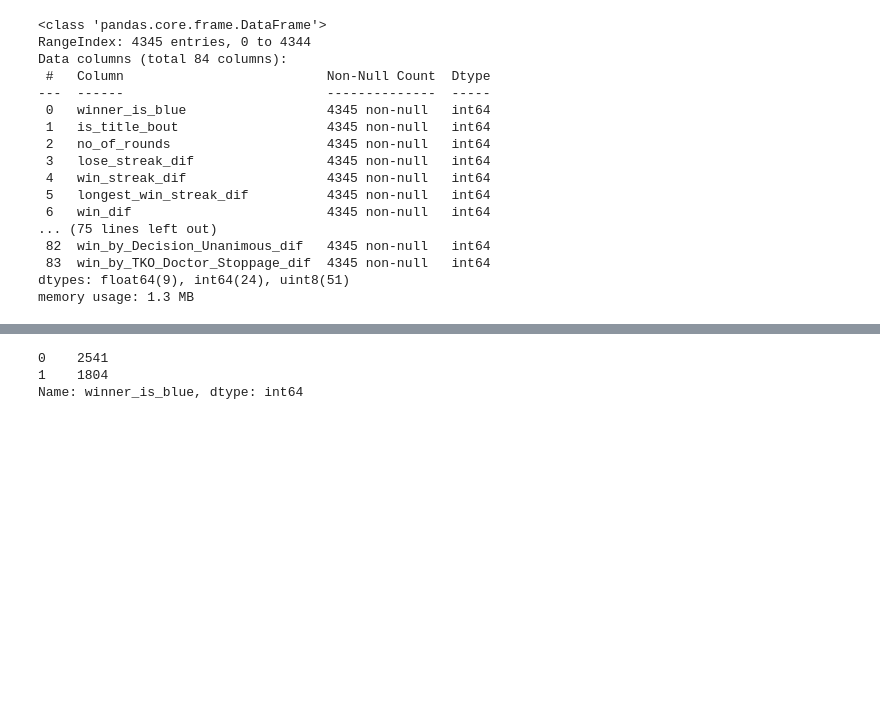
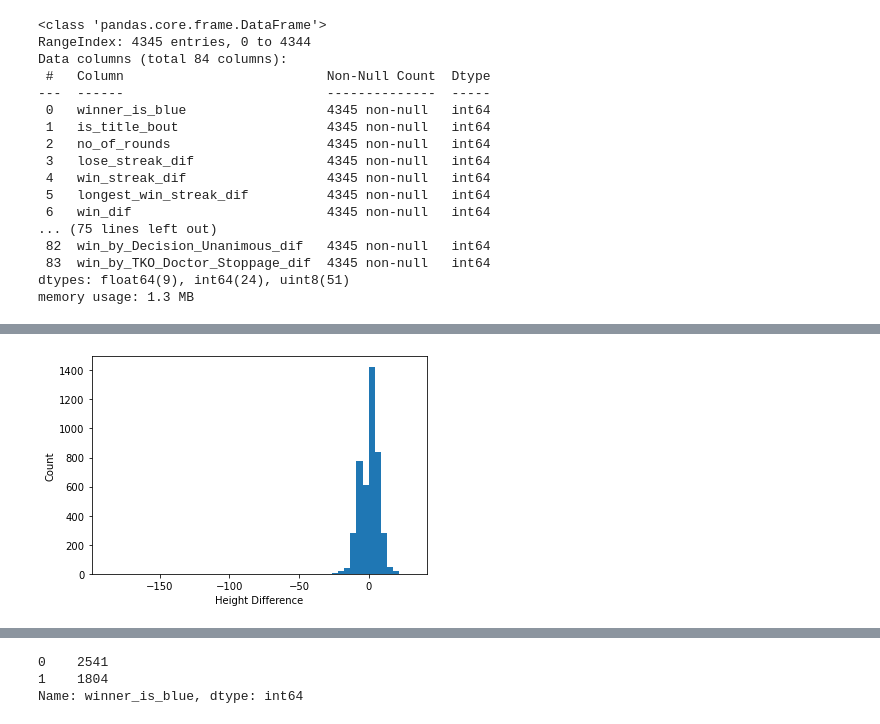
Before and after one commit to arefjadda/ufc, a Jupyter notebook: Data Cleaning.ipynb, the cells around one changed output, grey strips where cells are left out. Saved outputs shown, nothing was run; the diff lists cells and outputs as text; code cells hidden in the pictures; blank space fills up the shorter version.

```diff
--- a/Data Cleaning.ipynb
+++ b/Data Cleaning.ipynb
@@ -1349,0 +1380,10 @@ memory usage: 1.3 MB
+# %%
+#plot
+plt.figure()
+plt.hist(df['height_dif'], bins =50)
+plt.xlabel('Height Difference')
+plt.ylabel('Count')
+plt.savefig('height.png')
+plt.show()
+# %% [output]
+[figure, added]
```
Also changed, not shown: parts of 25 cells of this notebook, 12 other files.
